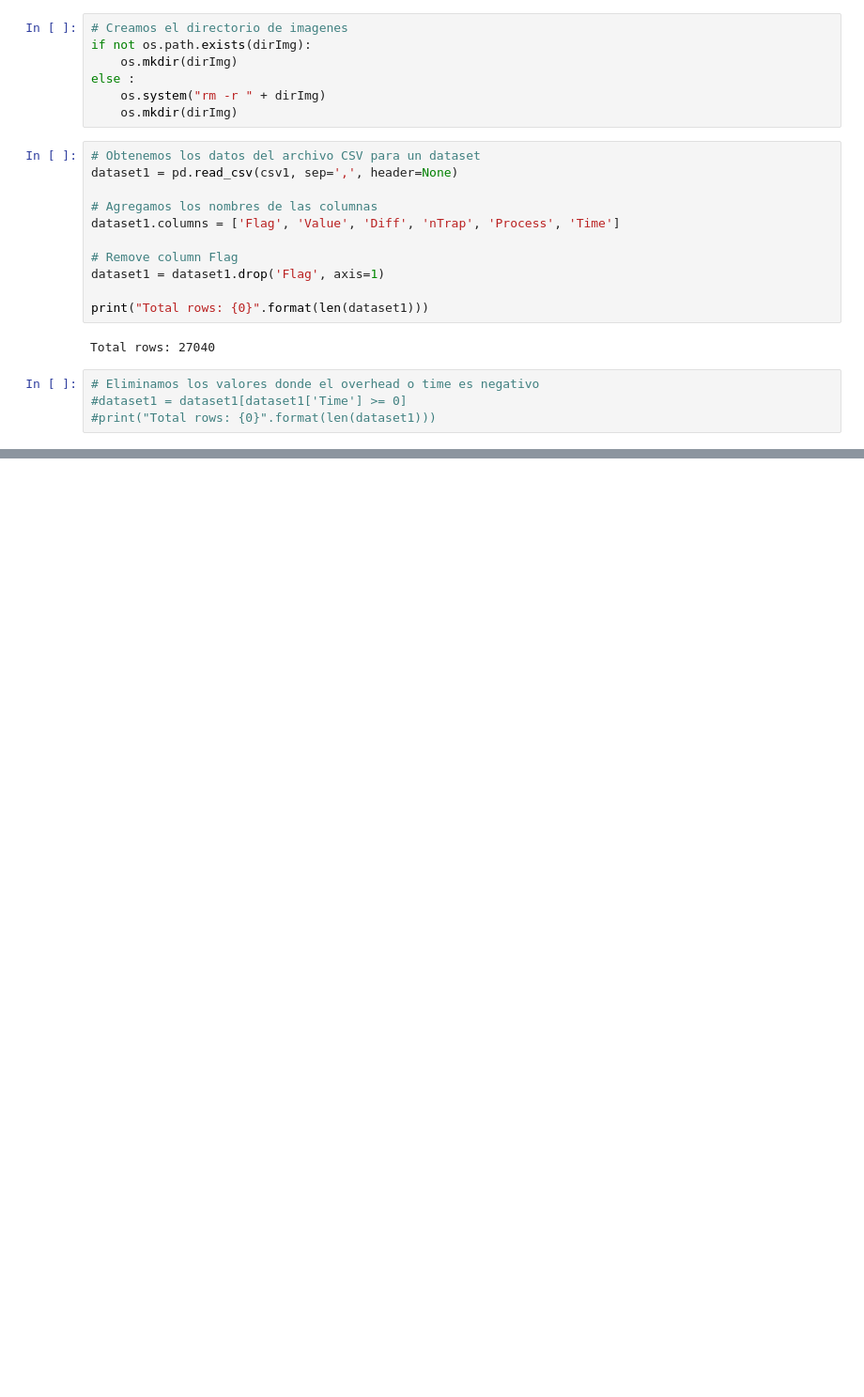
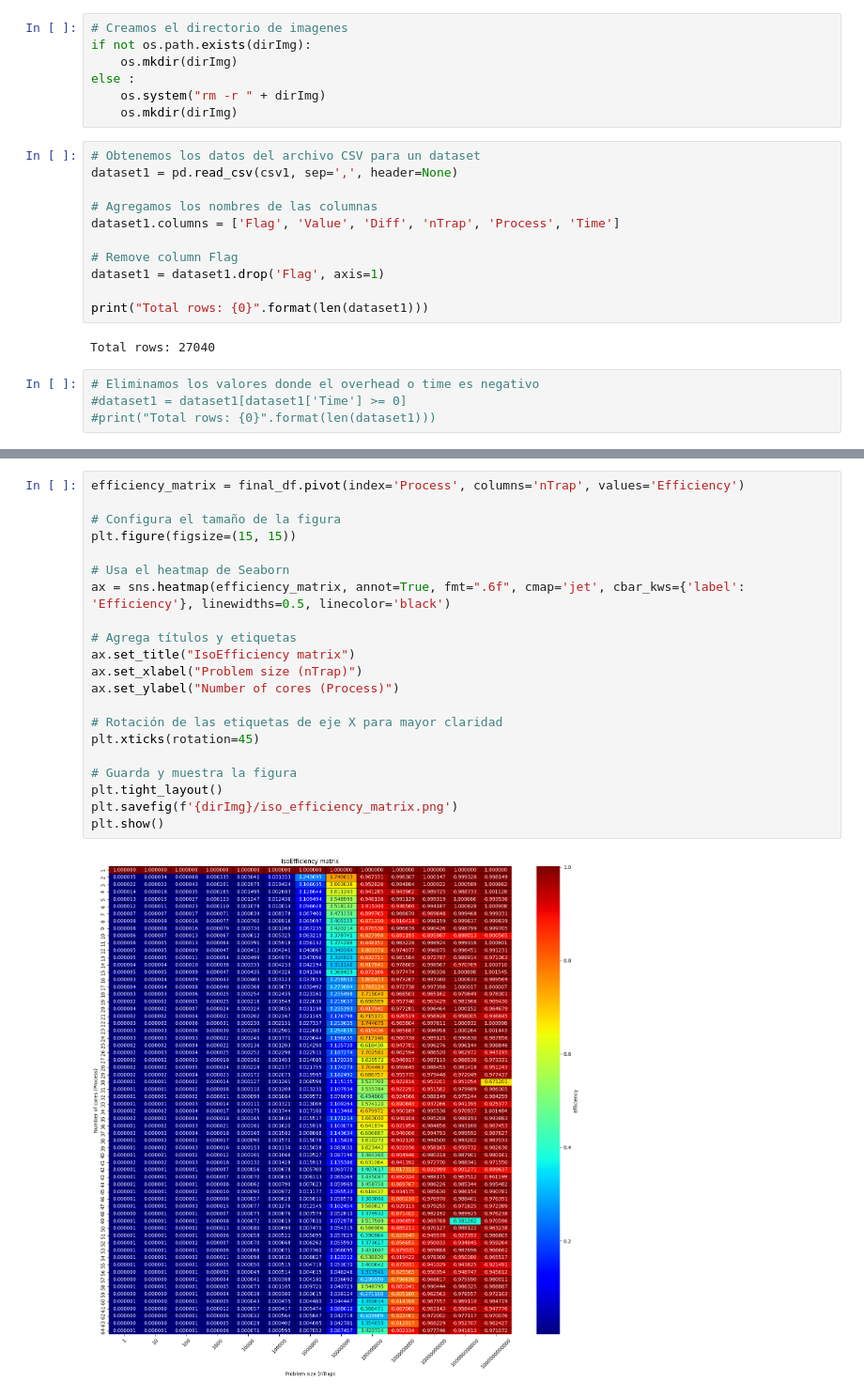
Before and after one commit to DavidCP-USC/Calculo-de-PI-con-MPI---FSP_P1, a Jupyter notebook: calculos.ipynb, the cells around one changed output, grey strips where cells are left out. Shown at 94% size. Saved outputs shown, nothing was run; the diff lists cells and outputs as text; blank space fills up the shorter version.

```diff
--- a/calculos.ipynb
+++ b/calculos.ipynb
@@ -139,3 +117,26 @@ plt.show()
+# %%
+efficiency_matrix = final_df.pivot(index='Process', columns='nTrap', values='Efficiency')
+
+# Configura el tamaño de la figura
+plt.figure(figsize=(15, 15))
+
+# Usa el heatmap de Seaborn
+ax = sns.heatmap(efficiency_matrix, annot=True, fmt=".6f", cmap='jet', cbar_kws={'label': 'Efficiency'}, linewidths=0.5, linecolor='black')
+
+# Agrega títulos y etiquetas
+ax.set_title("IsoEfficiency matrix")
+ax.set_xlabel("Problem size (nTrap)")
+ax.set_ylabel("Number of cores (Process)")
+
+# Rotación de las etiquetas de eje X para mayor claridad
+plt.xticks(rotation=45)
+
+# Guarda y muestra la figura
+plt.tight_layout()
+plt.savefig(f'{dirImg}/iso_efficiency_matrix.png')
+plt.show()
+# %% [output]
+[figure, added]
 # %%
 # Graficamos el error cometido en el calculo de PI para cada valor de N
 
```
Also changed, not shown: parts of 12 cells of this notebook, 2 other files.
